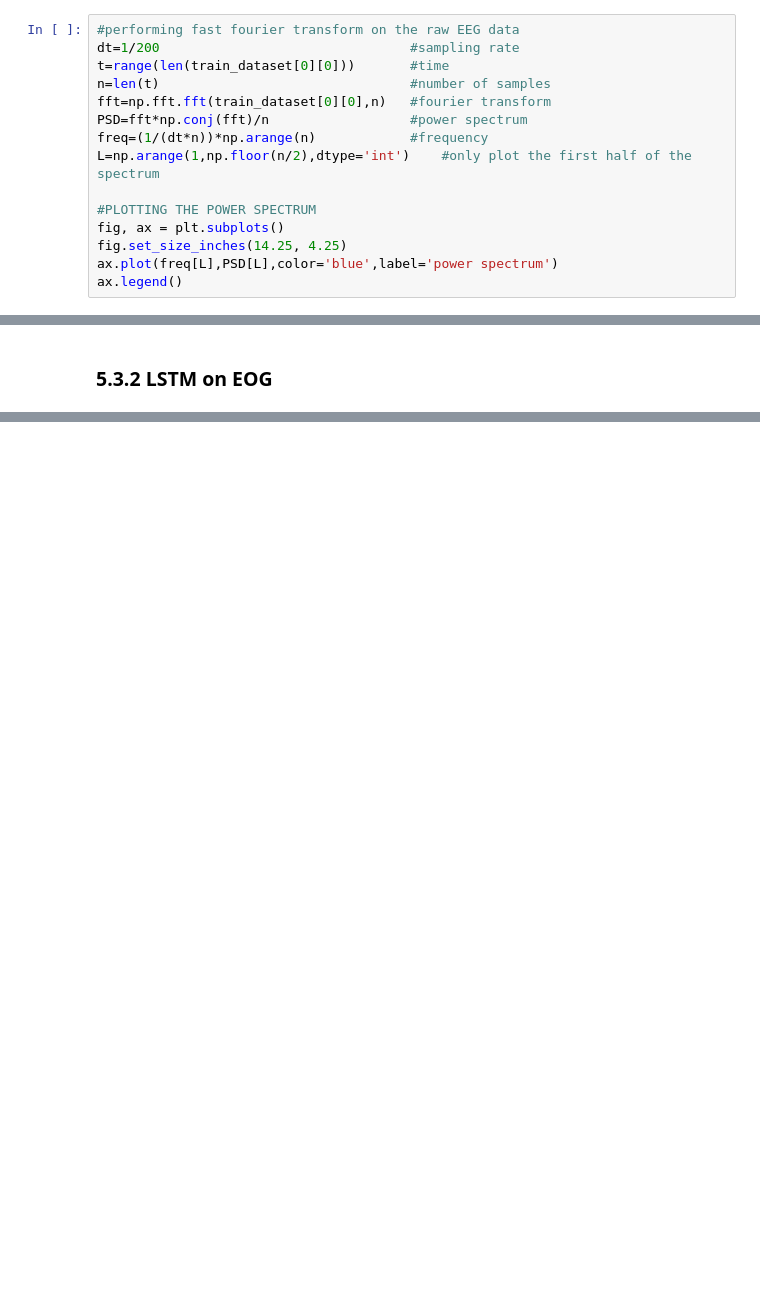
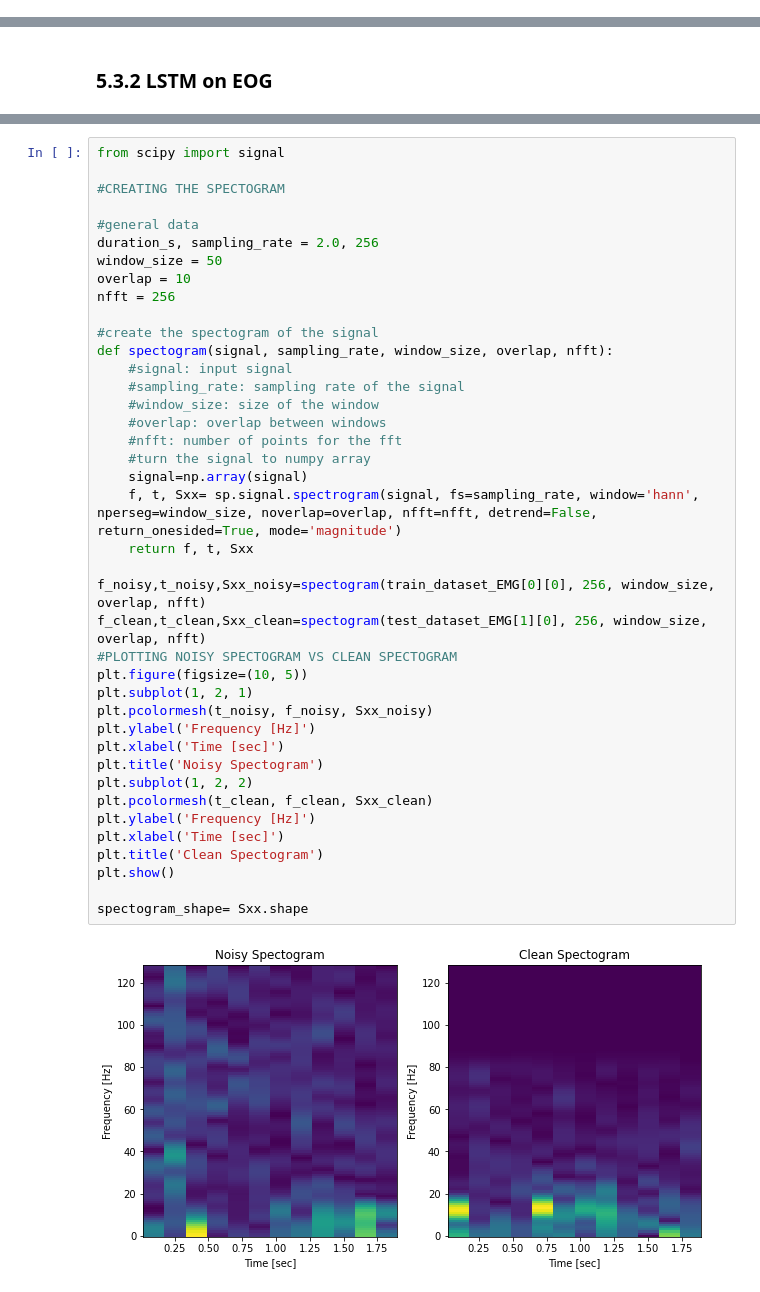
Before and after one commit to MartinaDoku2001/Thesis, a Jupyter notebook: EEG_denoising.ipynb, the cells around one changed output, grey strips where cells are left out. Cells and saved outputs as stored; diff of their text form; blank space fills up the shorter version.

```diff
--- a/EEG_denoising.ipynb
+++ b/EEG_denoising.ipynb
@@ -398,18 +398,3 @@ ax.legend()
 # %% [markdown]
 <h2 style=" font-size:130%; color:blue;"> <b> 4.1 Fast Fourier Transform </b> </h2>
 <div> This section shows the results of the FFT applied on the EEG signals. </div>
-# %%
-#performing fast fourier transform on the raw EEG data
-dt=1/200                                #sampling rate
-t=range(len(train_dataset[0][0]))       #time
-n=len(t)                                #number of samples
-fft=np.fft.fft(train_dataset[0][0],n)   #fourier transform
-PSD=fft*np.conj(fft)/n                  #power spectrum
-freq=(1/(dt*n))*np.arange(n)            #frequency
-L=np.arange(1,np.floor(n/2),dtype='int')    #only plot the first half of the spectrum
-
-#PLOTTING THE POWER SPECTRUM
-fig, ax = plt.subplots()
-fig.set_size_inches(14.25, 4.25)
-ax.plot(freq[L],PSD[L],color='blue',label='power spectrum')
-ax.legend()
@@ -1317,0 +1229,42 @@ OSError: No file or directory found at ./results\fcNN\1\denoise_model_EOG
+# %%
+from scipy import signal
+
+#CREATING THE SPECTOGRAM
+
+#general data
+duration_s, sampling_rate = 2.0, 256
+window_size = 50
+overlap = 10
+nfft = 256
+
+#create the spectogram of the signal
+def spectogram(signal, sampling_rate, window_size, overlap, nfft):
+    #signal: input signal
+    #sampling_rate: sampling rate of the signal
+    #window_size: size of the window
+    #overlap: overlap between windows
+    #nfft: number of points for the fft
+    #turn the signal to numpy array
+    signal=np.array(signal)
+    f, t, Sxx= sp.signal.spectrogram(signal, fs=sampling_rate, window='hann', nperseg=window_size, noverlap=overlap, nfft=nfft, detrend=False, return_onesided=True, mode='magnitude')
+    return f, t, Sxx
+
+f_noisy,t_noisy,Sxx_noisy=spectogram(train_dataset_EMG[0][0], 256, window_size, overlap, nfft)
+f_clean,t_clean,Sxx_clean=spectogram(test_dataset_EMG[1][0], 256, window_size, overlap, nfft)
+#PLOTTING NOISY SPECTOGRAM VS CLEAN SPECTOGRAM
+plt.figure(figsize=(10, 5))
+plt.subplot(1, 2, 1)
+plt.pcolormesh(t_noisy, f_noisy, Sxx_noisy)
+plt.ylabel('Frequency [Hz]')
+plt.xlabel('Time [sec]')
+plt.title('Noisy Spectogram')
+plt.subplot(1, 2, 2)
+plt.pcolormesh(t_clean, f_clean, Sxx_clean)
+plt.ylabel('Frequency [Hz]')
+plt.xlabel('Time [sec]')
+plt.title('Clean Spectogram')
+plt.show()
+
+spectogram_shape= Sxx.shape
+# %% [output]
+[figure, added]
```
Also changed, not shown: parts of 41 cells of this notebook.
